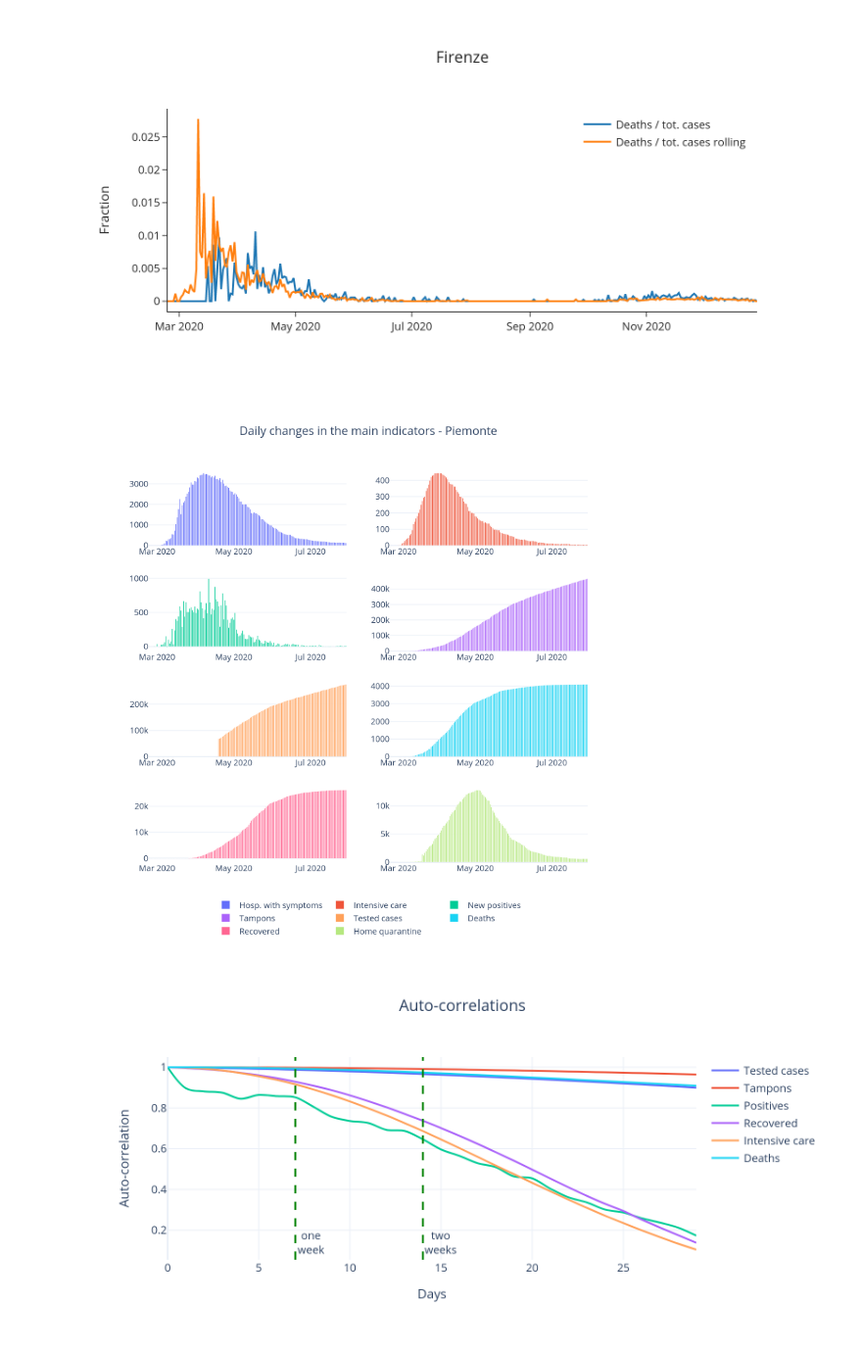
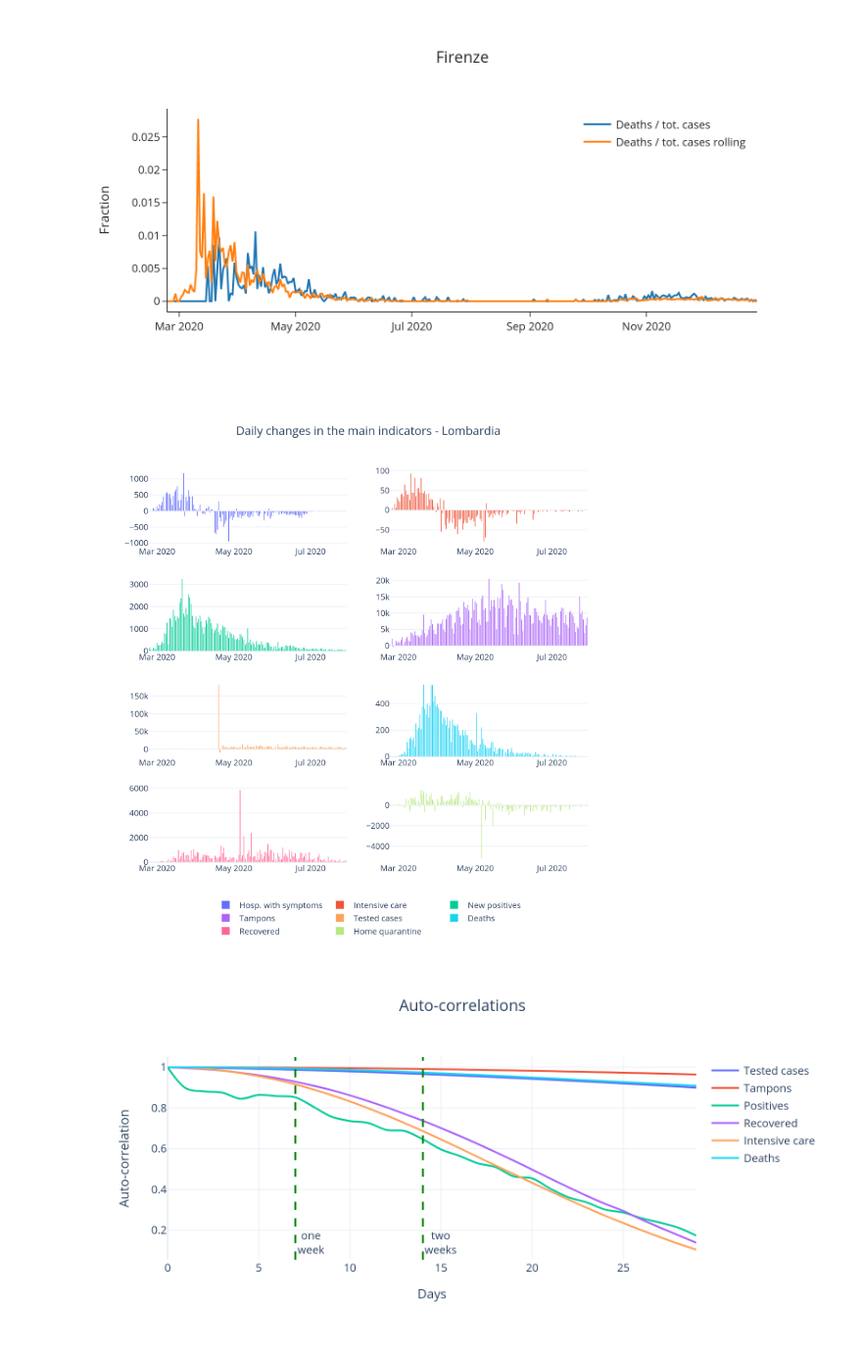
Before and after one commit to nicoloverardo/master-degree-thesis, a Jupyter notebook: notebooks/eda.ipynb, the cells around one changed output. Shown at 98% size. Cells and saved outputs as stored; diff of their text form; code cells hidden in the pictures.

Commit message:
Fix for daily changes plot

```diff
--- a/notebooks/eda.ipynb
+++ b/notebooks/eda.ipynb
@@ -383,11 +383,39 @@ import plotly.express as px
 import plotly.graph_objects as go
 from plotly.subplots import make_subplots
 
-regione = 'Piemonte'
+regione = 'Lombardia'
 
 dpc_regioni_firstw = dpc_regioni_df[
     dpc_regioni_df.denominazione_regione == regione
     ].query("20200730 > data")
+
+dpc_regioni_firstw['ricoverati_con_sintomi_giorno'] = \
+        dpc_regioni_firstw['ricoverati_con_sintomi'] - \
+        dpc_regioni_firstw['ricoverati_con_sintomi'].shift(1)
+
+dpc_regioni_firstw['terapia_intensiva_giorno'] = \
+        dpc_regioni_firstw['terapia_intensiva'] - \
+        dpc_regioni_firstw['terapia_intensiva'].shift(1)
+
+dpc_regioni_firstw['deceduti_giorno'] = \
+        dpc_regioni_firstw['deceduti'] - \
+        dpc_regioni_firstw['deceduti'].shift(1)
+
+dpc_regioni_firstw['tamponi_giorno'] = \
+        dpc_regioni_firstw['tamponi'] - \
+        dpc_regioni_firstw['tamponi'].shift(1)
+
+dpc_regioni_firstw['casi_testati_giorno'] = \
+        dpc_regioni_firstw['casi_testati'] - \
+        dpc_regioni_firstw['casi_testati'].shift(1)
+
+dpc_regioni_firstw['dimessi_guariti_giorno'] = \
+        dpc_regioni_firstw['dimessi_guariti'] - \
+        dpc_regioni_firstw['dimessi_guariti'].shift(1)
+
+dpc_regioni_firstw['isolamento_domiciliare_giorno'] = \
+        dpc_regioni_firstw['isolamento_domiciliare'] - \
+        dpc_regioni_firstw['isolamento_domiciliare'].shift(1)
 
 fig = make_subplots(rows=4, cols=2)
 
@@ -460,34 +488,34 @@ fig.add_trace(
     row=4, col=2
 )
 
 fig.update_layout(
     height=800,
     width=800,
     title_text='Daily changes in the main indicators - ' + regione,
     template='plotly_white',
     title_x=0.5
 )
 
 fig.update_layout(
     legend=dict(
         orientation="h",
         yanchor="bottom",
         y=-.2,
         xanchor="center",
         x=.5
     )
 )
 
 Image(
     fig.to_image(
         format="png",
         width=800,
         height=800,
         scale=2
     )
 )
 # %% [output]
-[figure, old version]
+[figure, new version]
 # %%
 days = 30
 
```
Also changed, not shown: 3 other files.
